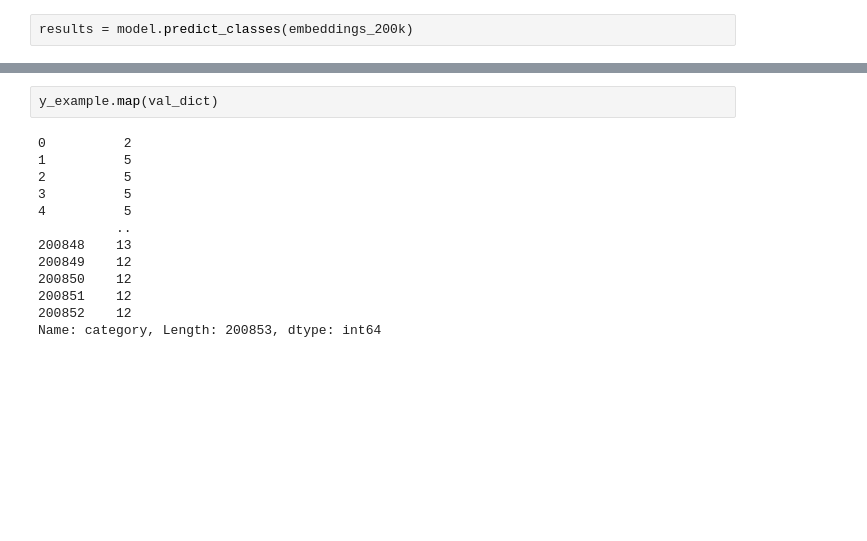
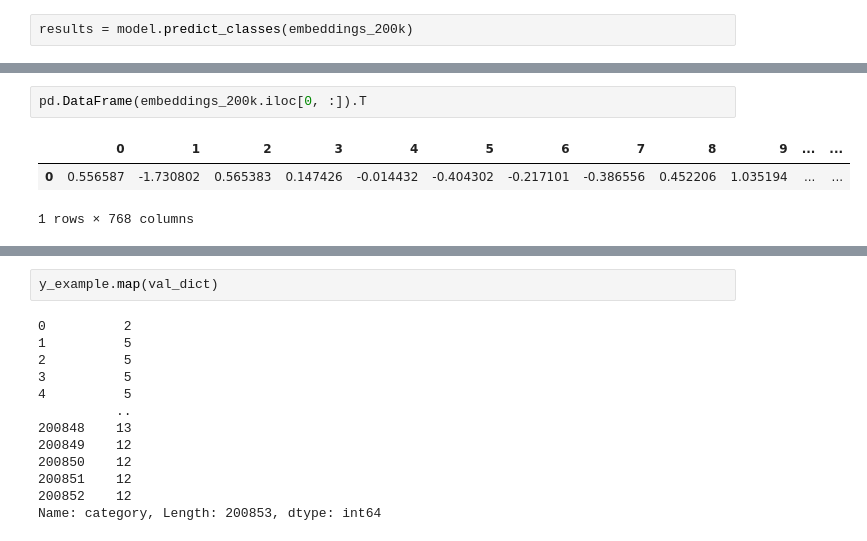
Before and after one commit to archifreitas/big_picture, a Jupyter notebook: notebooks/classifier.ipynb, the cells around one changed output, grey strips where cells are left out. Saved outputs shown, nothing was run; the diff lists cells and outputs as text; blank space fills up the shorter version.

```diff
--- a/notebooks/classifier.ipynb
+++ b/notebooks/classifier.ipynb
@@ -285,0 +337,6 @@ results = model.predict_classes(embeddings_200k)
+# %%
+pd.DataFrame(embeddings_200k.iloc[0, :]).T
+# %% [output]
+|  | 0 | 1 | 2 | 3 | 4 | 5 | 6 | 7 | 8 | 9 | ... | ... |
+| 0 | 0.556587 | -1.730802 | 0.565383 | 0.147426 | -0.014432 | -0.404302 | -0.217101 | -0.386556 | 0.452206 | 1.035194 | ... | ... |
+1 rows × 768 columns
```
Also changed, not shown: parts of 16 cells of this notebook, 5 other files.
